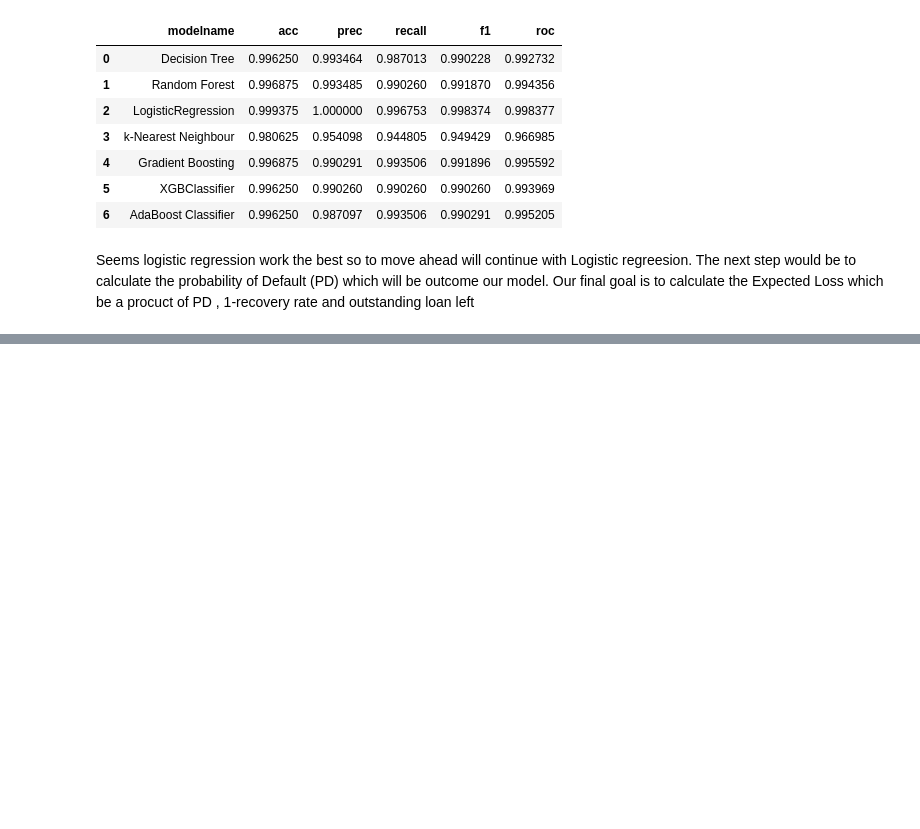
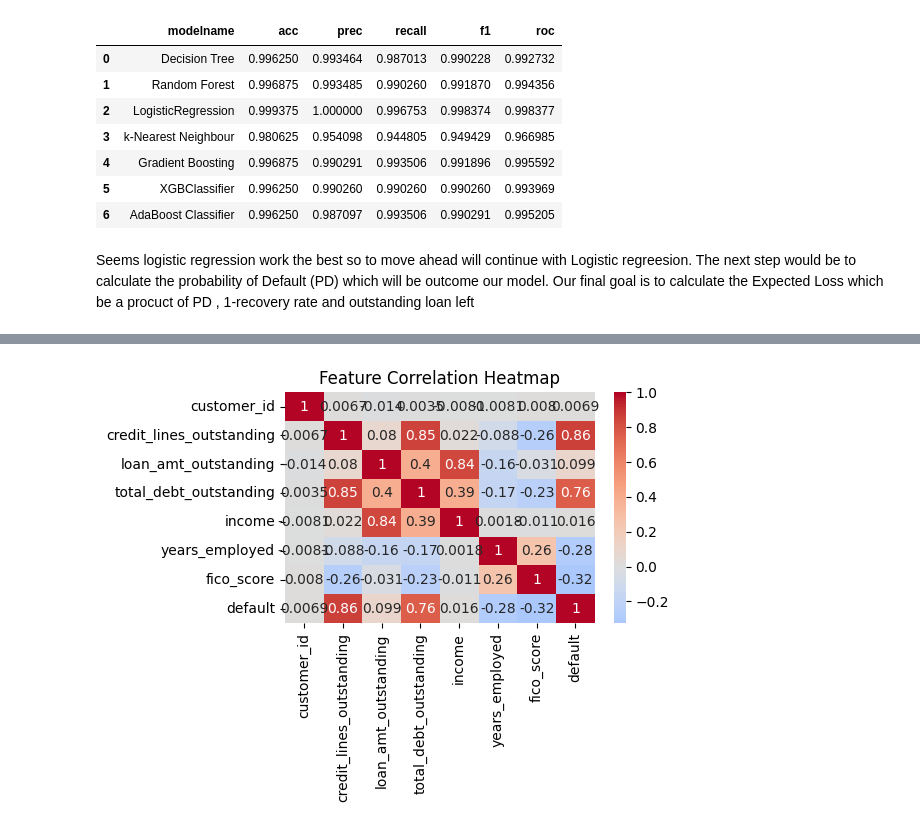
Before and after one commit to MittalMonika/DataScience, a Jupyter notebook: PredictPrice_JP2.ipynb, the cells around one changed output, grey strips where cells are left out. Cells and saved outputs as stored; diff of their text form; code cells hidden in the pictures; blank space fills up the shorter version.

```diff
--- a/PredictPrice_JP2.ipynb
+++ b/PredictPrice_JP2.ipynb
@@ -353,0 +443,11 @@ print(list(EL))
+# %%
+# Calculate correlations
+corr = df.corr()
+
+# Heatmap
+sns.heatmap(corr, annot=True, cmap='coolwarm', center=0)
+
+plt.title('Feature Correlation Heatmap')
+plt.show()
+# %% [output]
+[figure, added]
```
Also changed, not shown: parts of 23 cells of this notebook.
